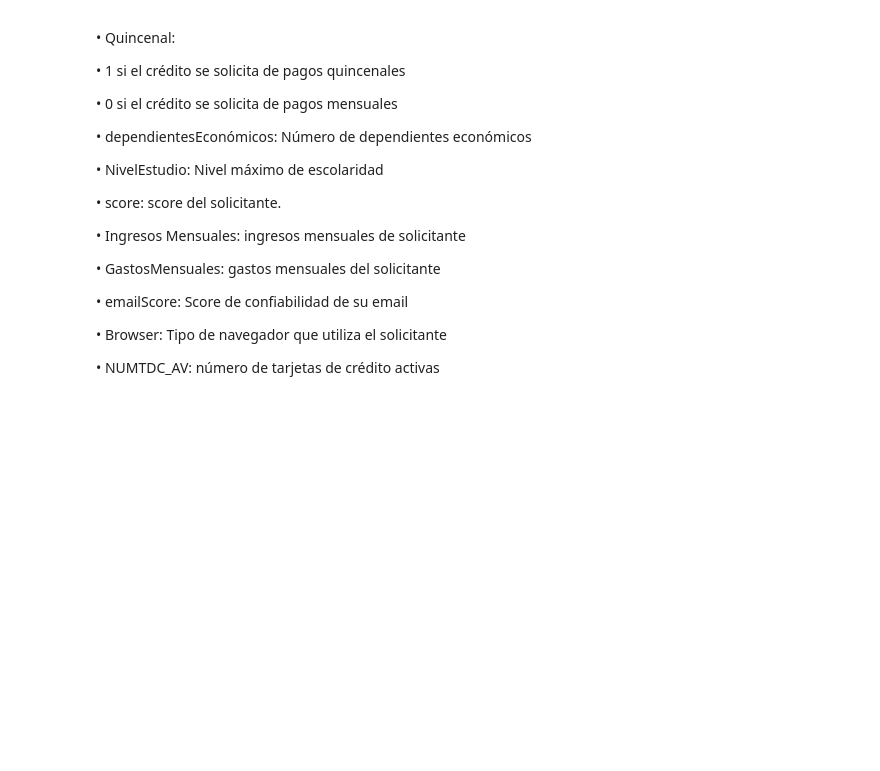
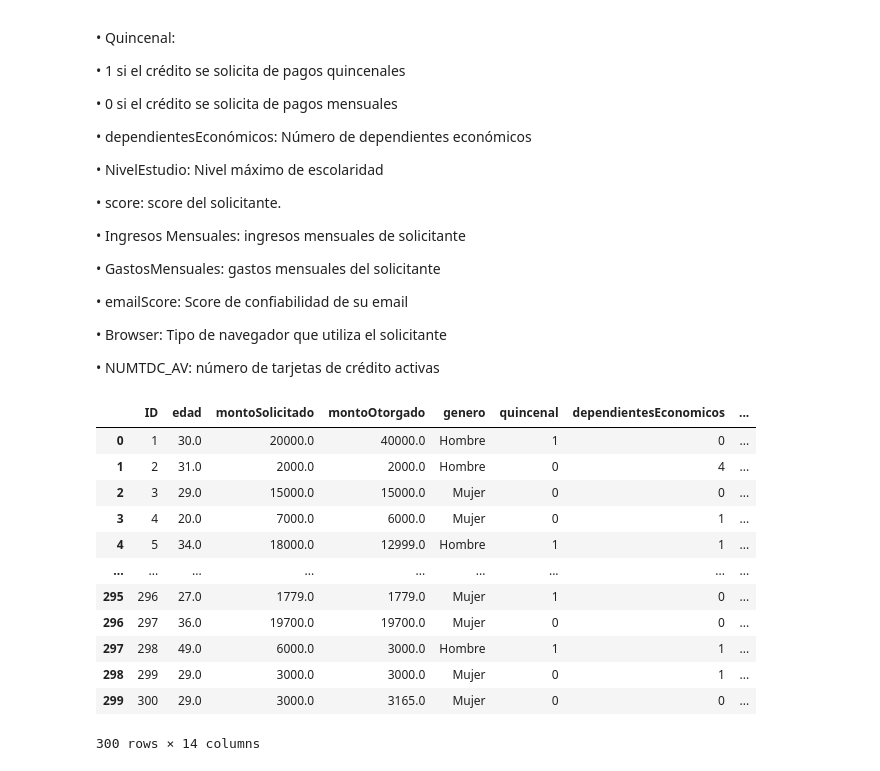
Before and after one commit to FERIUXER/Fernando-Ivan-Ramos-Esparza, a Jupyter notebook: Círculo_de_Crédito_FIRE_.ipynb, the cells around one changed output. Saved outputs shown, nothing was run; the diff lists cells and outputs as text; code cells hidden in the pictures; blank space fills up the shorter version.

```diff
--- a/Círculo_de_Crédito_FIRE_.ipynb
+++ b/Círculo_de_Crédito_FIRE_.ipynb
@@ -366,0 +433,18 @@ Descripción corta de variables
+# %%
+data_test = '/Test Data.csv'
+df4 = pd.read_csv(data_test)
+df4
+# %% [output]
+|  | ID | edad | montoSolicitado | montoOtorgado | genero | quincenal | dependientesEconomicos | ... |
+| 0 | 1 | 30.0 | 20000.0 | 40000.0 | Hombre | 1 | 0 | ... |
+| 1 | 2 | 31.0 | 2000.0 | 2000.0 | Hombre | 0 | 4 | ... |
+| 2 | 3 | 29.0 | 15000.0 | 15000.0 | Mujer | 0 | 0 | ... |
+| 3 | 4 | 20.0 | 7000.0 | 6000.0 | Mujer | 0 | 1 | ... |
+| 4 | 5 | 34.0 | 18000.0 | 12999.0 | Hombre | 1 | 1 | ... |
+| ... | ... | ... | ... | ... | ... | ... | ... | ... |
+| 295 | 296 | 27.0 | 1779.0 | 1779.0 | Mujer | 1 | 0 | ... |
+| 296 | 297 | 36.0 | 19700.0 | 19700.0 | Mujer | 0 | 0 | ... |
+| 297 | 298 | 49.0 | 6000.0 | 3000.0 | Hombre | 1 | 1 | ... |
+| 298 | 299 | 29.0 | 3000.0 | 3000.0 | Mujer | 0 | 1 | ... |
+| 299 | 300 | 29.0 | 3000.0 | 3165.0 | Mujer | 0 | 0 | ... |
+300 rows × 14 columns
```
Also changed, not shown: parts of 11 cells of this notebook.
